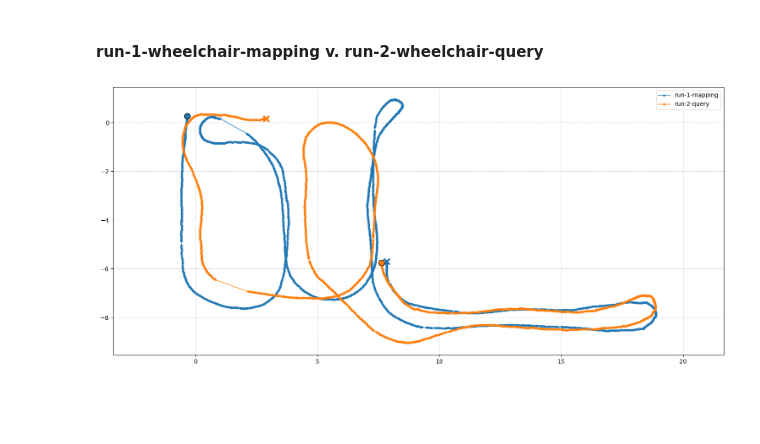
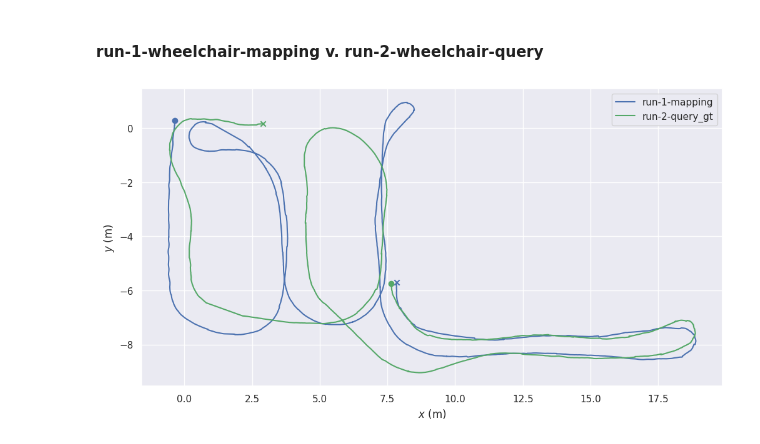
Before and after one commit to Aeshaa-Mehta/mapfreePoseEstimation, a Jupyter notebook: vizualisation/results.ipynb, the cells around one changed output. Drawn from its saved outputs; the diff is of its cells as text; code cells hidden in the pictures; blank space fills up the shorter version.

```diff
--- a/vizualisation/results.ipynb
+++ b/vizualisation/results.ipynb
@@ -4,3 +4,23 @@ import matplotlib.pyplot as plt
 from pathlib import Path
 
 %matplotlib inline
+
+from evo.tools import log
+log.configure_logging(verbose=False, debug=False, silent=False)
+
+import pprint
+import numpy as np
+
+from evo.tools import plot
+import matplotlib.pyplot as plt
+
+# temporarily override some package settings
+from evo.tools.settings import SETTINGS
+SETTINGS.plot_usetex = False
+
+plot.apply_settings(SETTINGS)
+%matplotlib inline
+
+from evo.tools import file_interface
+from evo.core import metrics
+from evo.core.units import Unit
@@ -74,23 +27,20 @@ def plot_trajectories(trajectories, title="", plane='xy',apply_filter=False):
 # %% [markdown]
 #### run-1-wheelchair-mapping v. run-2-wheelchair-query
 # %%
-# 1. Define your paths
-EXP_NAME = "run-2-oracle-roma"
-BASE_PATH = Path("../../../../../../scratch/dynrecon/exps")
+tum_mapping_file = "../../../../../../scratch/toponavgroup/indoor-topo-loc/datasets/rrc-lab-data/wheelchair-runs-20241220/run-1-wheelchair-mapping/poses_camera_tum.txt"
+query_gt_file = "../../../../../../scratch/toponavgroup/indoor-topo-loc/datasets/rrc-lab-data/wheelchair-runs-20241220/run-2-wheelchair-query/poses_camera_tum.txt"
 
-# 2. Group the files you want to compare
-files_to_plot = {
-    "run-1-mapping": "../../../../../../scratch/toponavgroup/indoor-topo-loc/datasets/rrc-lab-data/wheelchair-runs-20241220/run-1-wheelchair-mapping/poses_camera_tum.txt",
-    # "Retrieved Frame (Reference)": BASE_PATH / f"retrieved_trajectory_tum/{EXP_NAME}.txt",
-    "run-2-query": "../../../../../../scratch/toponavgroup/indoor-topo-loc/datasets/rrc-lab-data/wheelchair-runs-20241220/run-2-wheelchair-query/poses_camera_tum.txt"
+tum_mapping = file_interface.read_tum_trajectory_file(tum_mapping_file)
+tum_query_gt = file_interface.read_tum_trajectory_file(query_gt_file)
+
+fig = plt.figure(figsize=(10, 20))
+traj_by_label = {
+    "run-1-mapping": tum_mapping,
+    "run-2-query_gt": tum_query_gt,
 }
 
-# 3. Call the function
-plot_trajectories(
-    files_to_plot,
-    plane='xy',
-    apply_filter=False
-)
+plot.trajectories(fig, traj_by_label, plot.PlotMode.xy, plot_start_end_markers=True)
+plt.show()
 # %% [output]
-[figure, old version]
+[figure, new version]
 # %%
```
Also changed, not shown: parts of 6 cells of this notebook, 1 other file.
